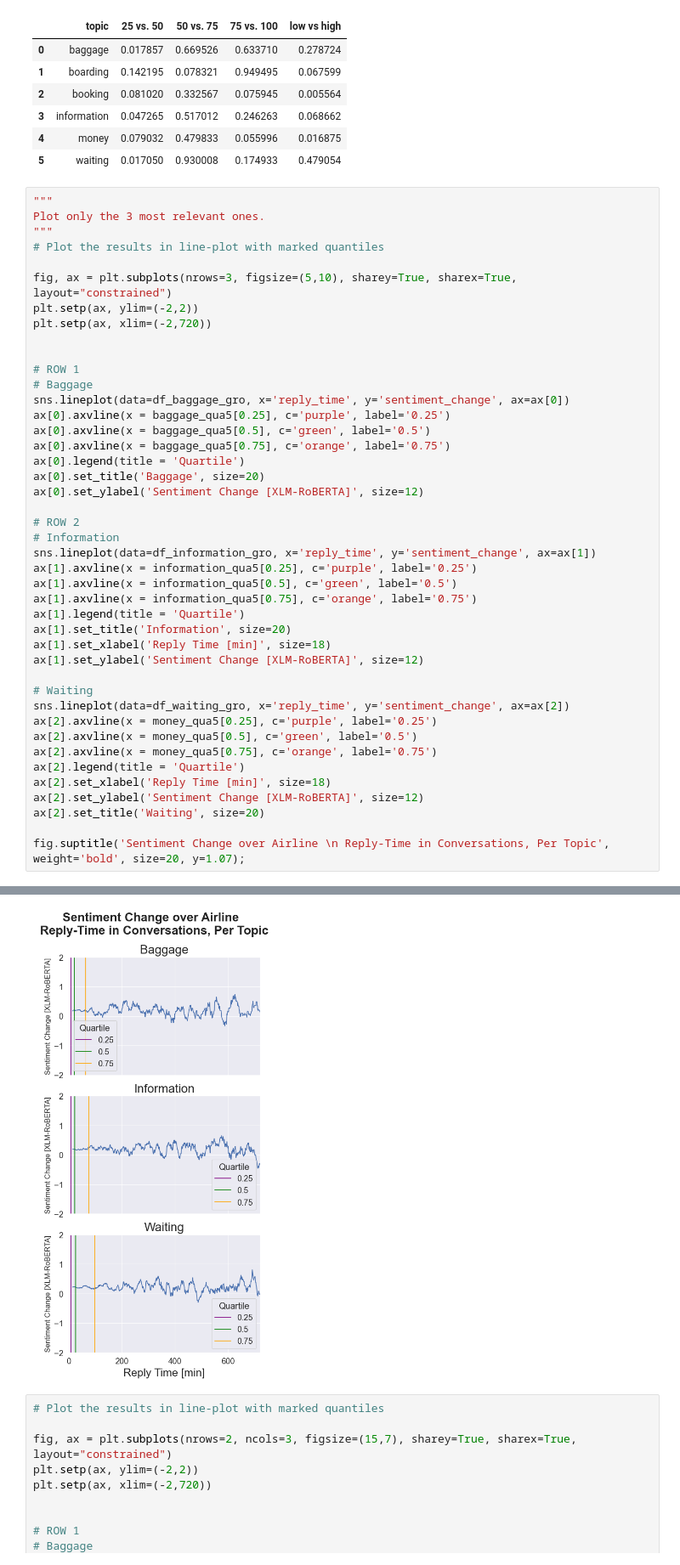
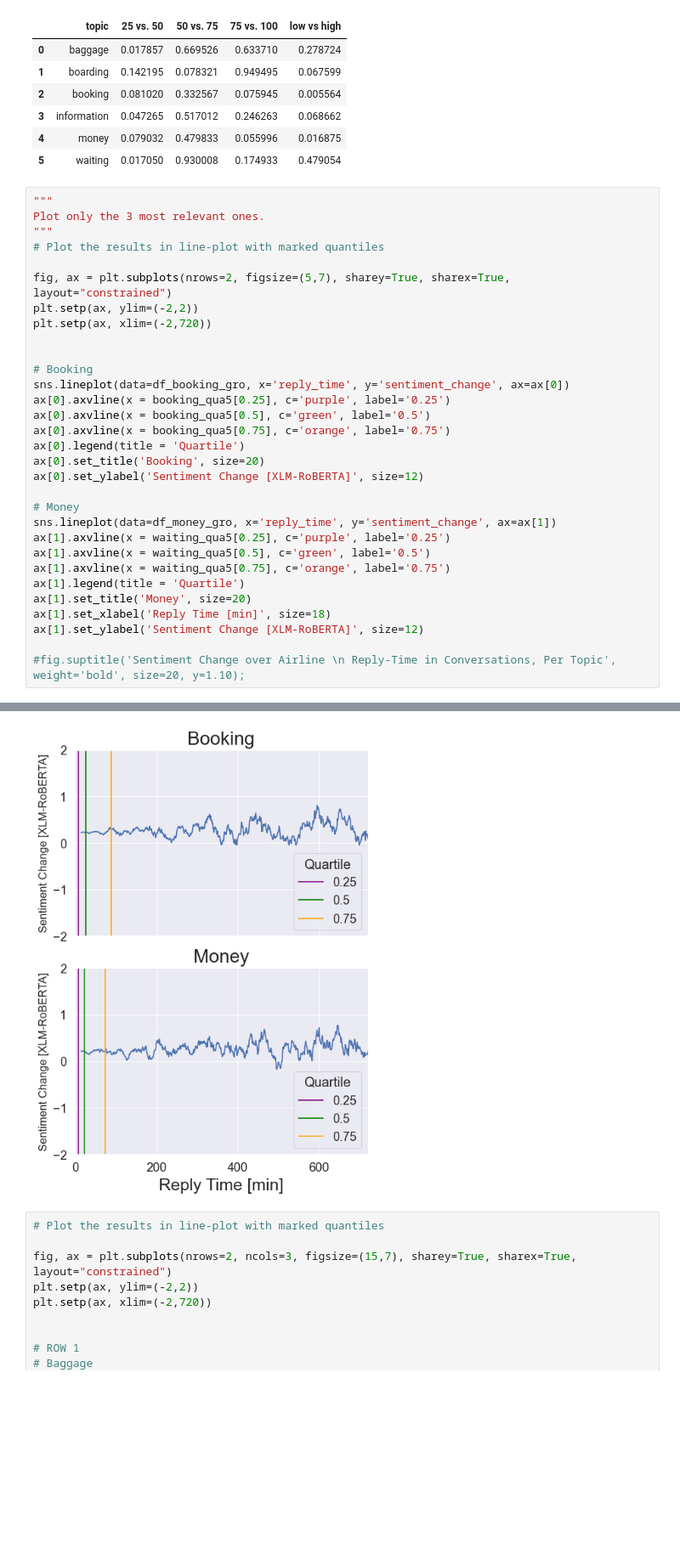
Before and after one commit to danamira/DBL-Data-Challenge, a Jupyter notebook: FINAL VISUALISATIONS.ipynb, the cells around one changed output, grey strips where cells are left out. Shown at 85% size. Drawn from its saved outputs; the diff is of its cells as text; blank space fills up the shorter version.

Commit message:
Smaller reply-time visualisation

```diff
--- a/FINAL VISUALISATIONS.ipynb
+++ b/FINAL VISUALISATIONS.ipynb
@@ -371,41 +371,29 @@ Plot only the 3 most relevant ones.
 """
 # Plot the results in line-plot with marked quantiles
 
-fig, ax = plt.subplots(nrows=3, figsize=(5,10), sharey=True, sharex=True, layout="constrained")
+fig, ax = plt.subplots(nrows=2, figsize=(5,7), sharey=True, sharex=True, layout="constrained")
 plt.setp(ax, ylim=(-2,2))
 plt.setp(ax, xlim=(-2,720))
 
 
-# ROW 1
-# Baggage
-sns.lineplot(data=df_baggage_gro, x='reply_time', y='sentiment_change', ax=ax[0])
-ax[0].axvline(x = baggage_qua5[0.25], c='purple', label='0.25')
-ax[0].axvline(x = baggage_qua5[0.5], c='green', label='0.5')
-ax[0].axvline(x = baggage_qua5[0.75], c='orange', label='0.75')
+# Booking
+sns.lineplot(data=df_booking_gro, x='reply_time', y='sentiment_change', ax=ax[0])
+ax[0].axvline(x = booking_qua5[0.25], c='purple', label='0.25')
+ax[0].axvline(x = booking_qua5[0.5], c='green', label='0.5')
+ax[0].axvline(x = booking_qua5[0.75], c='orange', label='0.75')
 ax[0].legend(title = 'Quartile')
-ax[0].set_title('Baggage', size=20)
+ax[0].set_title('Booking', size=20)
 ax[0].set_ylabel('Sentiment Change [XLM-RoBERTA]', size=12)
 
-# ROW 2
-# Information
-sns.lineplot(data=df_information_gro, x='reply_time', y='sentiment_change', ax=ax[1])
-ax[1].axvline(x = information_qua5[0.25], c='purple', label='0.25')
-ax[1].axvline(x = information_qua5[0.5], c='green', label='0.5')
-ax[1].axvline(x = information_qua5[0.75], c='orange', label='0.75')
+# Money
+sns.lineplot(data=df_money_gro, x='reply_time', y='sentiment_change', ax=ax[1])
+ax[1].axvline(x = waiting_qua5[0.25], c='purple', label='0.25')
+ax[1].axvline(x = waiting_qua5[0.5], c='green', label='0.5')
+ax[1].axvline(x = waiting_qua5[0.75], c='orange', label='0.75')
 ax[1].legend(title = 'Quartile')
-ax[1].set_title('Information', size=20)
+ax[1].set_title('Money', size=20)
 ax[1].set_xlabel('Reply Time [min]', size=18)
 ax[1].set_ylabel('Sentiment Change [XLM-RoBERTA]', size=12)
 
-# Waiting
-sns.lineplot(data=df_waiting_gro, x='reply_time', y='sentiment_change', ax=ax[2])
-ax[2].axvline(x = money_qua5[0.25], c='purple', label='0.25')
-ax[2].axvline(x = money_qua5[0.5], c='green', label='0.5')
-ax[2].axvline(x = money_qua5[0.75], c='orange', label='0.75')
-ax[2].legend(title = 'Quartile')
-ax[2].set_xlabel('Reply Time [min]', size=18)
-ax[2].set_ylabel('Sentiment Change [XLM-RoBERTA]', size=12)
-ax[2].set_title('Waiting', size=20)
-
-fig.suptitle('Sentiment Change over Airline \n Reply-Time in Conversations, Per Topic', weight='bold', size=20, y=1.07);
+#fig.suptitle('Sentiment Change over Airline \n Reply-Time in Conversations, Per Topic', weight='bold', size=20, y=1.10);
 # %% [output]
@@ -412,4 +401,4 @@ fig.suptitle('Sentiment Change over Airline \n Reply-Time in Conversations, Per
-[figure, old version]
+[figure, new version]
 # %%
 # Plot the results in line-plot with marked quantiles
 
```
Also changed, not shown: parts of 1 cell of this notebook.
